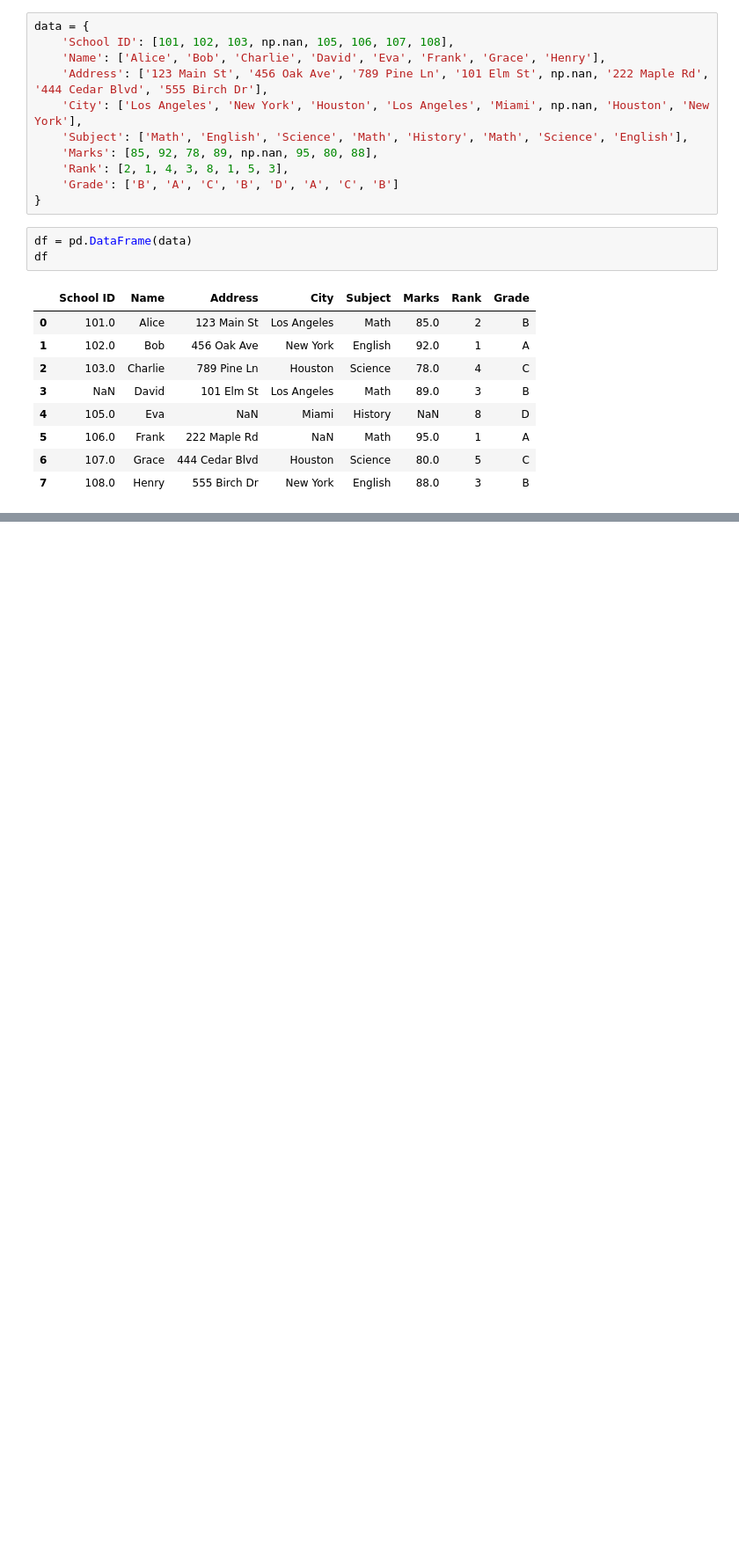
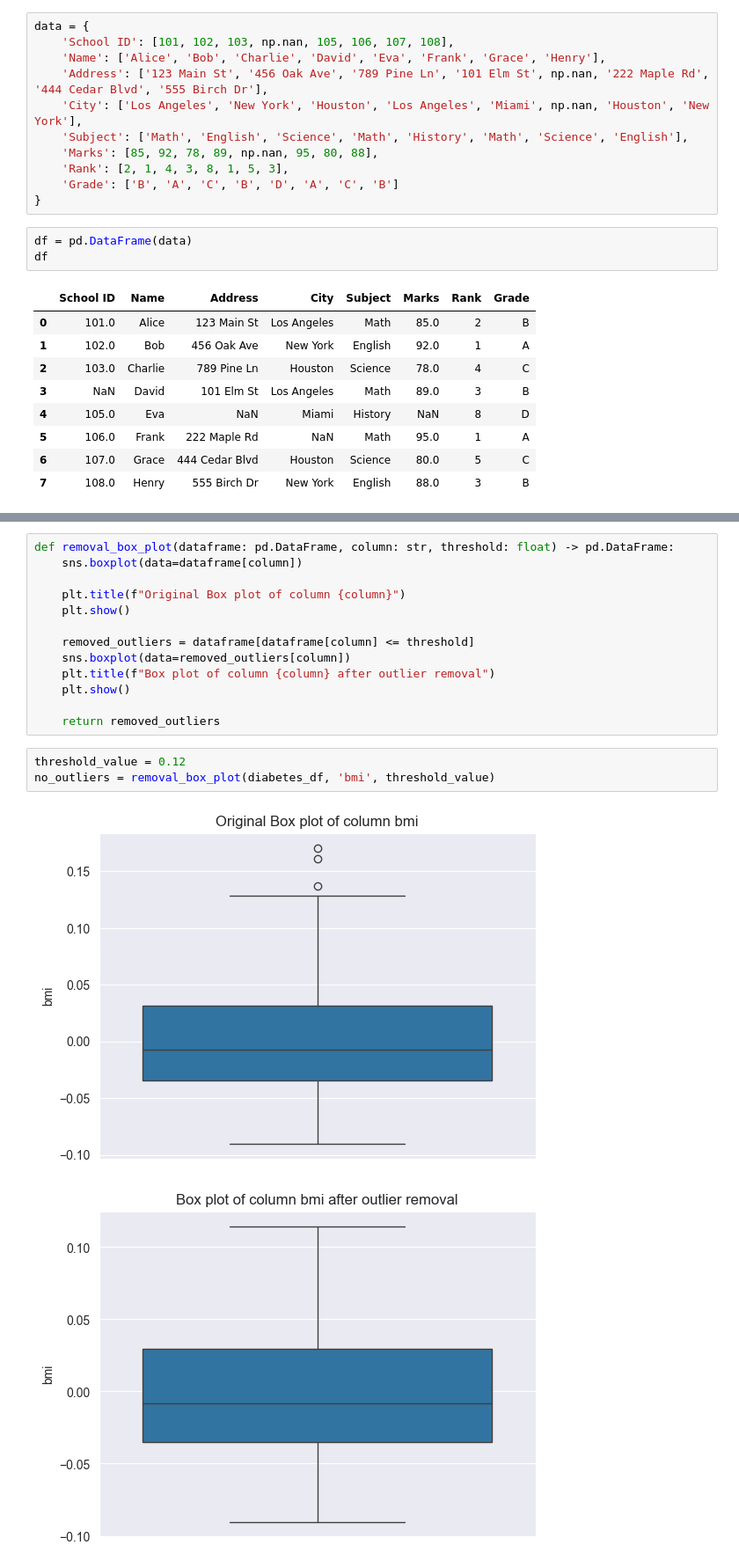
Before and after one commit to korisnik-samson/data-fusion_feature-extraction, a Jupyter notebook: diffe-week-4/notebook.ipynb, the cells around one changed output, grey strips where cells are left out. Shown at 88% size. Drawn from its saved outputs; the diff is of its cells as text; blank space fills up the shorter version.

```diff
--- a/diffe-week-4/notebook.ipynb
+++ b/diffe-week-4/notebook.ipynb
@@ -35,0 +224,19 @@ df
+# %%
+def removal_box_plot(dataframe: pd.DataFrame, column: str, threshold: float) -> pd.DataFrame:
+    sns.boxplot(data=dataframe[column])
+
+    plt.title(f"Original Box plot of column {column}")
+    plt.show()
+
+    removed_outliers = dataframe[dataframe[column] <= threshold]
+    sns.boxplot(data=removed_outliers[column])
+    plt.title(f"Box plot of column {column} after outlier removal")
+    plt.show()
+
+    return removed_outliers
+# %%
+threshold_value = 0.12
+no_outliers = removal_box_plot(diabetes_df, 'bmi', threshold_value)
+# %% [output]
+[figure, added]
+[figure, added]
```
Also changed, not shown: parts of 25 cells of this notebook.
